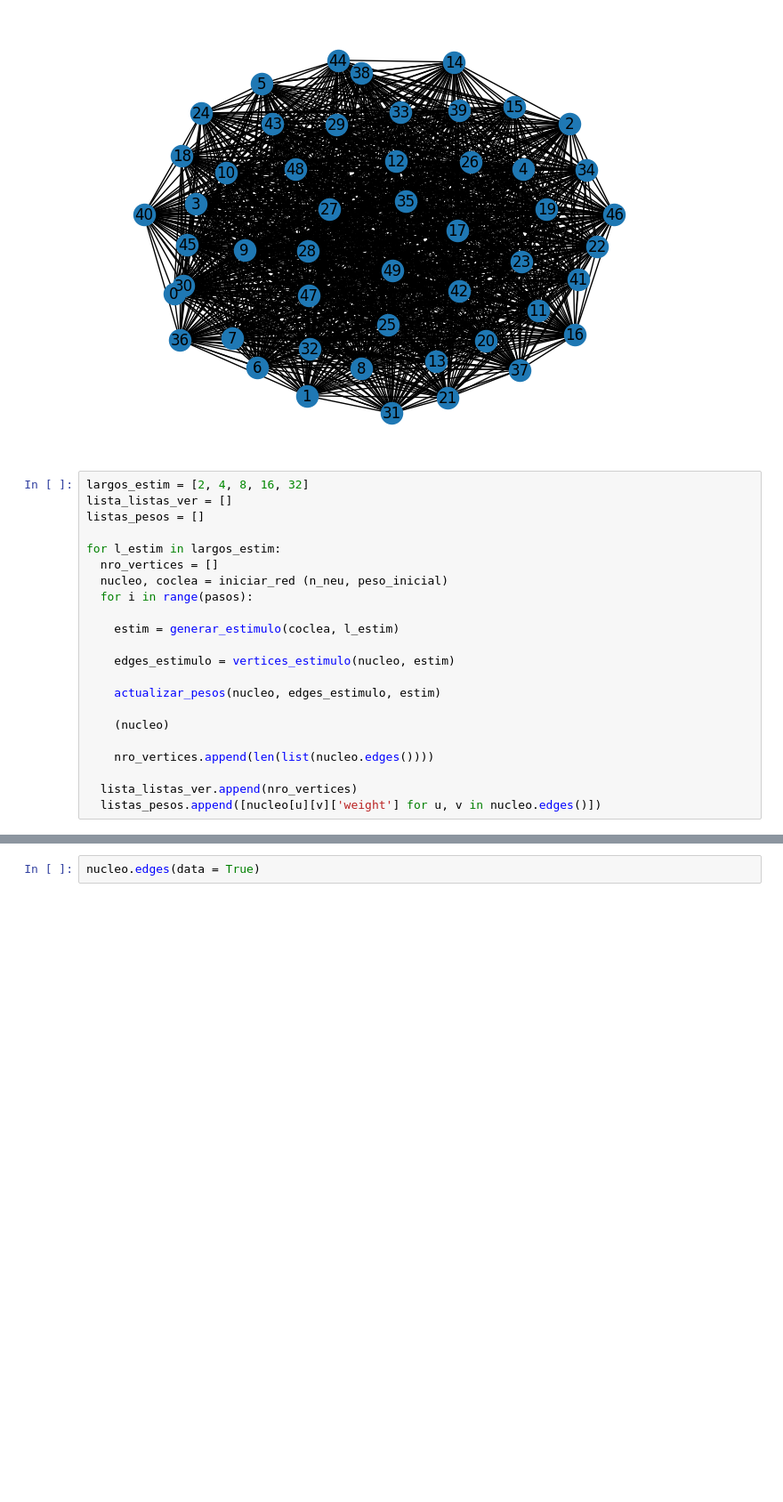
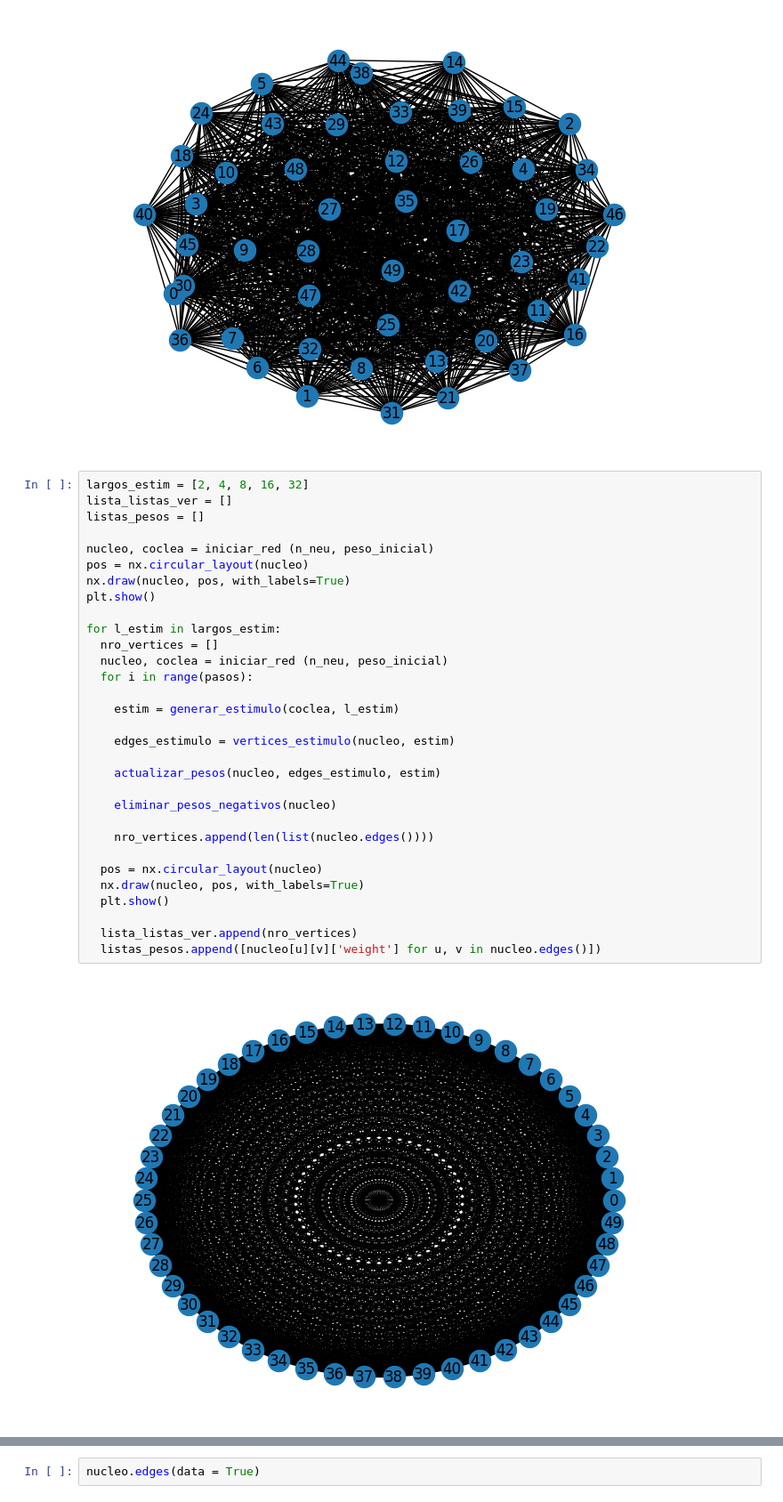
Before and after one commit to SalvadorCalanni/Modelos_basados_en_agentes, a Jupyter notebook: Proyecto_MBA.ipynb, the cells around one changed output, grey strips where cells are left out. Shown at 89% size. Drawn from its saved outputs; the diff is of its cells as text; blank space fills up the shorter version.

```diff
--- a/Proyecto_MBA.ipynb
+++ b/Proyecto_MBA.ipynb
@@ -63,22 +87,33 @@ nx.draw(nucleo, with_labels=True)
 # %%
 largos_estim = [2, 4, 8, 16, 32]
 lista_listas_ver = []
 listas_pesos = []
+
+nucleo, coclea = iniciar_red (n_neu, peso_inicial)
+pos = nx.circular_layout(nucleo)
+nx.draw(nucleo, pos, with_labels=True)
+plt.show()
 
 for l_estim in largos_estim:
   nro_vertices = []
   nucleo, coclea = iniciar_red (n_neu, peso_inicial)
   for i in range(pasos):
 
     estim = generar_estimulo(coclea, l_estim)
 
     edges_estimulo = vertices_estimulo(nucleo, estim)
 
     actualizar_pesos(nucleo, edges_estimulo, estim)
 
-    (nucleo)
+    eliminar_pesos_negativos(nucleo)
 
     nro_vertices.append(len(list(nucleo.edges())))
 
+  pos = nx.circular_layout(nucleo)
+  nx.draw(nucleo, pos, with_labels=True)
+  plt.show()
+
   lista_listas_ver.append(nro_vertices)
   listas_pesos.append([nucleo[u][v]['weight'] for u, v in nucleo.edges()])
+# %% [output]
+[figure, added]
```
Also changed, not shown: parts of 9 cells of this notebook.
